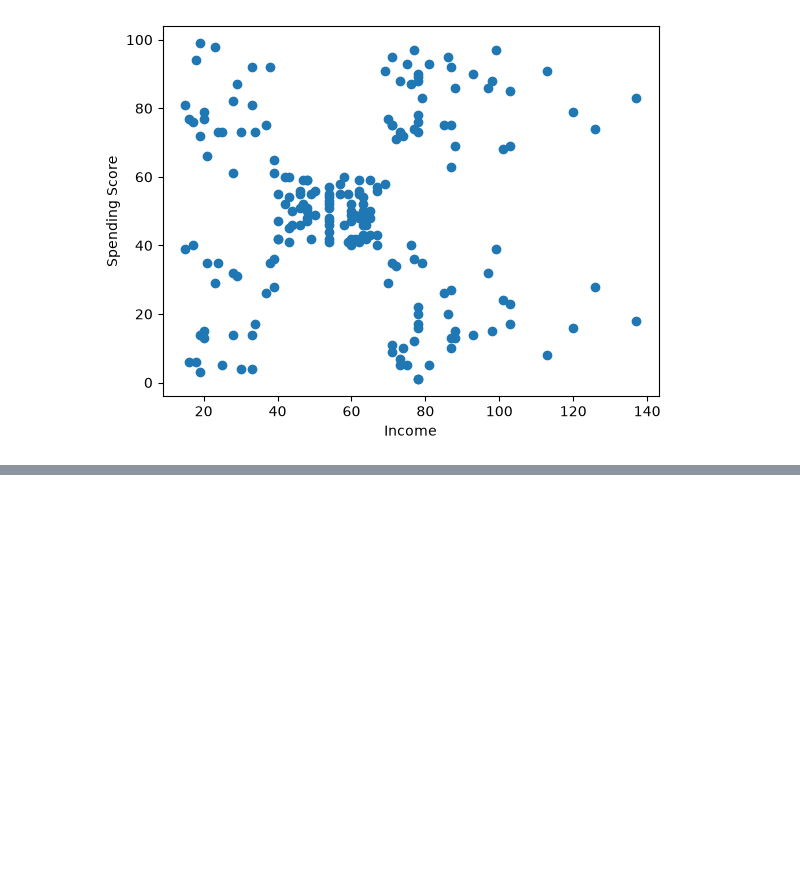
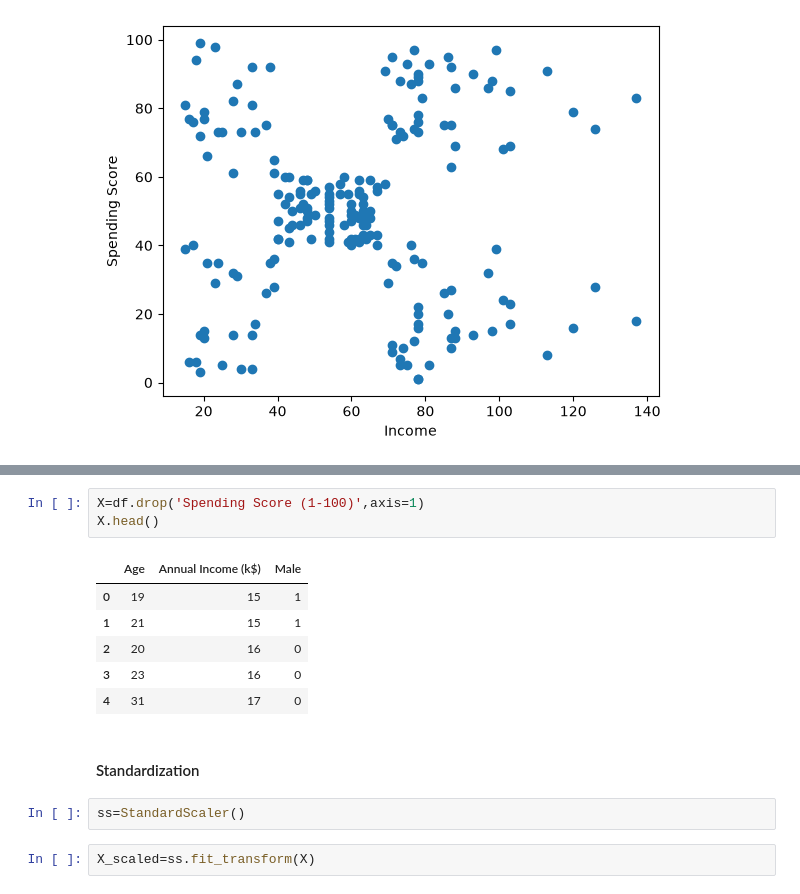
Before and after one commit to narendrajethi220/Customer-Segmentation-Behavior-Analysis-System, a Jupyter notebook: notebook/eda.ipynb, the cells around one changed output, grey strips where cells are left out. Drawn from its saved outputs; the diff is of its cells as text; blank space fills up the shorter version.

Commit message:
complete standardization on data for model training

```diff
--- a/notebook/eda.ipynb
+++ b/notebook/eda.ipynb
@@ -79,0 +120,16 @@ plt.show()
+# %%
+X=df.drop('Spending Score (1-100)',axis=1)
+X.head()
+# %% [output]
+|  | Age | Annual Income (k$) | Male |
+| 0 | 19 | 15 | 1 |
+| 1 | 21 | 15 | 1 |
+| 2 | 20 | 16 | 0 |
+| 3 | 23 | 16 | 0 |
+| 4 | 31 | 17 | 0 |
+# %% [markdown]
+#### Standardization
+# %%
+ss=StandardScaler()
+# %%
+X_scaled=ss.fit_transform(X)
```
Also changed, not shown: parts of 9 cells of this notebook, 1 other file.
